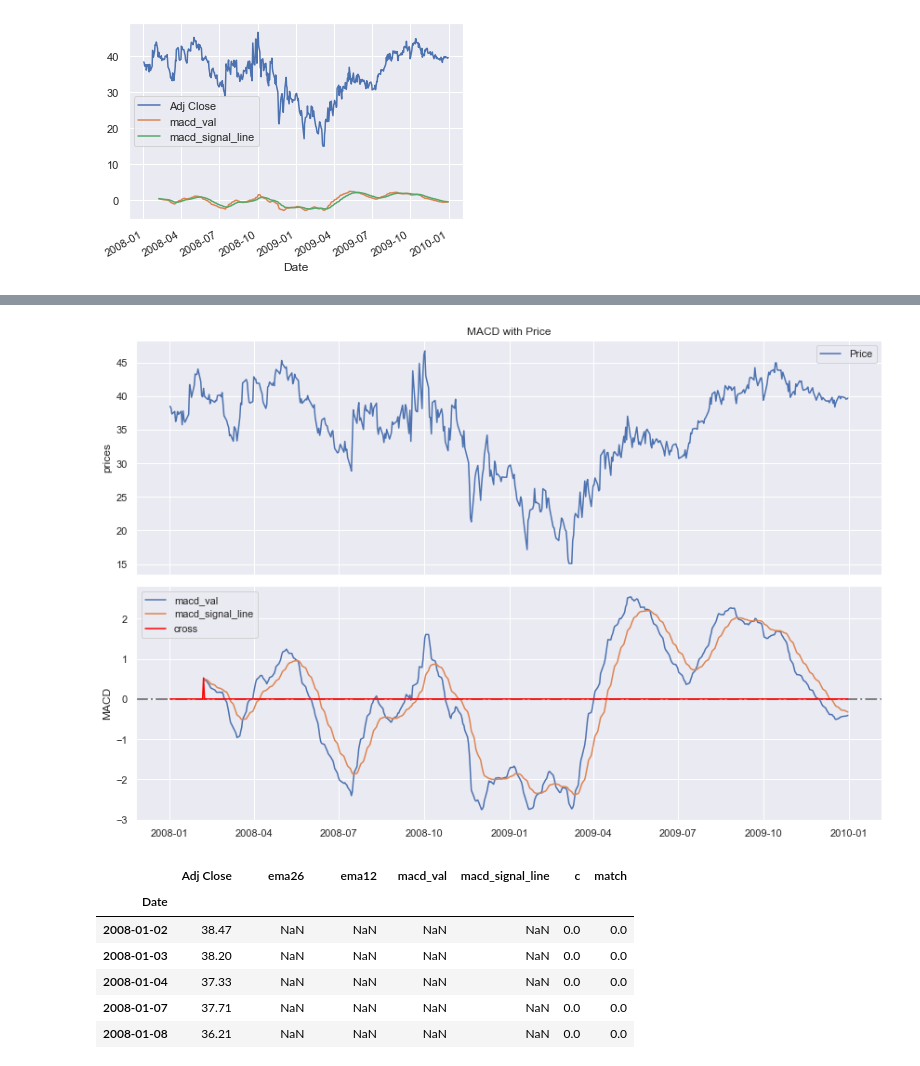
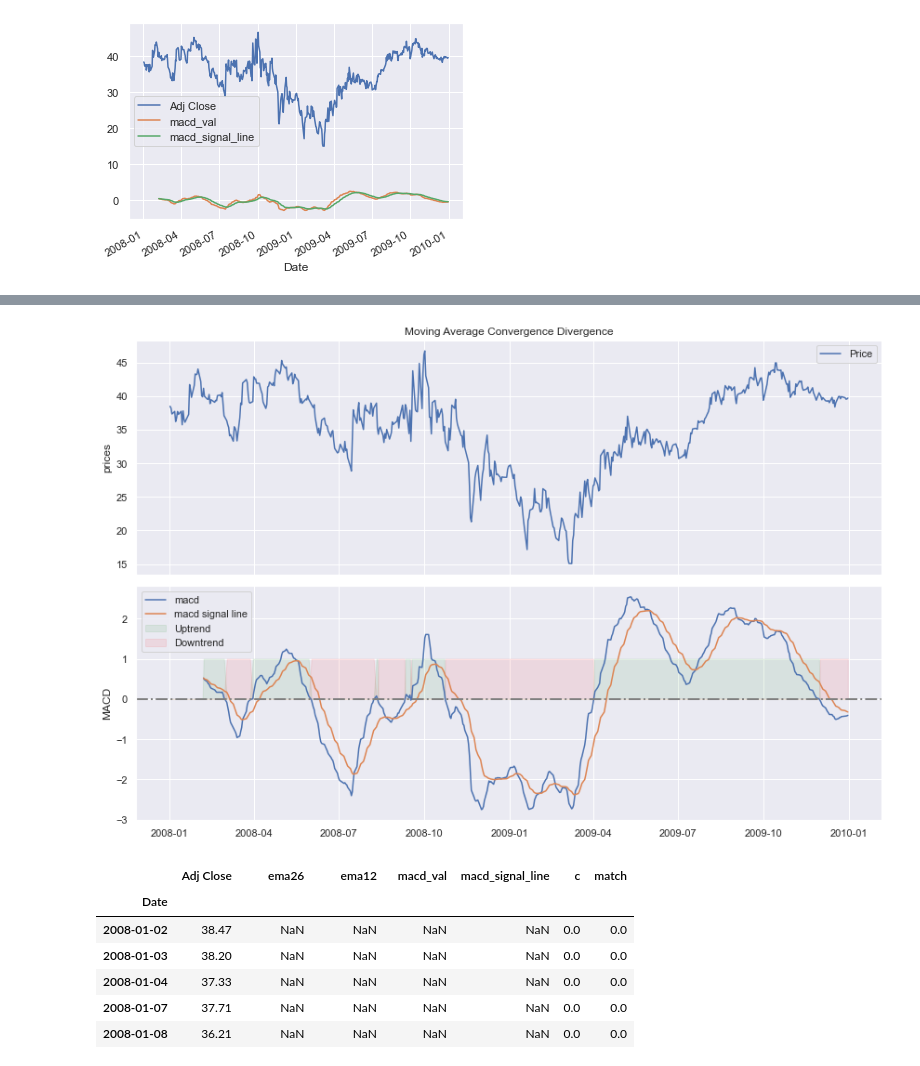
Before and after one commit to uday625/financial-analysi, a Jupyter notebook: 04-Visualization/03-Indicator/Indicator.ipynb, the cells around one changed output, grey strips where cells are left out. Drawn from its saved outputs; the diff is of its cells as text; code cells hidden in the pictures.

```diff
--- a/04-Visualization/03-Indicator/Indicator.ipynb
+++ b/04-Visualization/03-Indicator/Indicator.ipynb
@@ -347,0 +492,3 @@ data['match'] = data.apply(lambda x: TRUe if (x.macd_val == x.macd_signal_line)
+# %%
+data['zero']=0
+data
@@ -348,24 +510,28 @@ data['match'] = data.apply(lambda x: TRUe if (x.macd_val == x.macd_signal_line)
 # %%
 fig,(ax1,ax2) = plt.subplots(figsize=(12,8),nrows=2,ncols=1, sharex=True)
-ax1.plot(data['Adj Close'],label='Price')
+ax1.plot(data[column],label='Price')
+ax1.set_ylabel("prices")
+ax1.set_title("Moving Average Convergence Divergence")
 
-ax1.set_ylabel("prices")
-ax1.set_title("MACD with Price")
-
-ax2.plot(data['macd_val'],label='macd_val')
-ax2.plot(data['macd_signal_line'],label='macd_signal_line')
+ax2.plot(data['macd_val'],label='macd')
+ax2.plot(data['macd_signal_line'],label='macd signal line')
 ax2.axhline(0, color='gray', linewidth=2, linestyle='-.' )
 
-ax2.plot(data['match'],label='cross', color='red')
+#ax3.plot(df_volume['Volume'],label='Volume',color='orange')
+
+#ax2.plot(data['match'],label='cross', color='red')
+
+ax2.fill_between(data.index, data['macd_val']>0, 0, color='green', alpha=0.08,label='Uptrend')
+ax2.fill_between(data.index, data['macd_val']<0, 0, color='red', alpha=.08,label='Downtrend')
 
 
 
 ax2.set_ylabel("MACD")
 ax1.legend(loc=0)
 ax2.legend(loc=0)
 plt.tight_layout()
 # %% [output]
-[figure, old version]
+[figure, new version]
 # %%
 #data['cross'] = data[data['macd_val']==data['macd_signal_line']]
 data['match'] = data.apply(lambda x: x.macd_val if (x.macd_val == x.macd_signal_line) else 0, axis=1)
```
Also changed, not shown: parts of 42 cells of this notebook.
